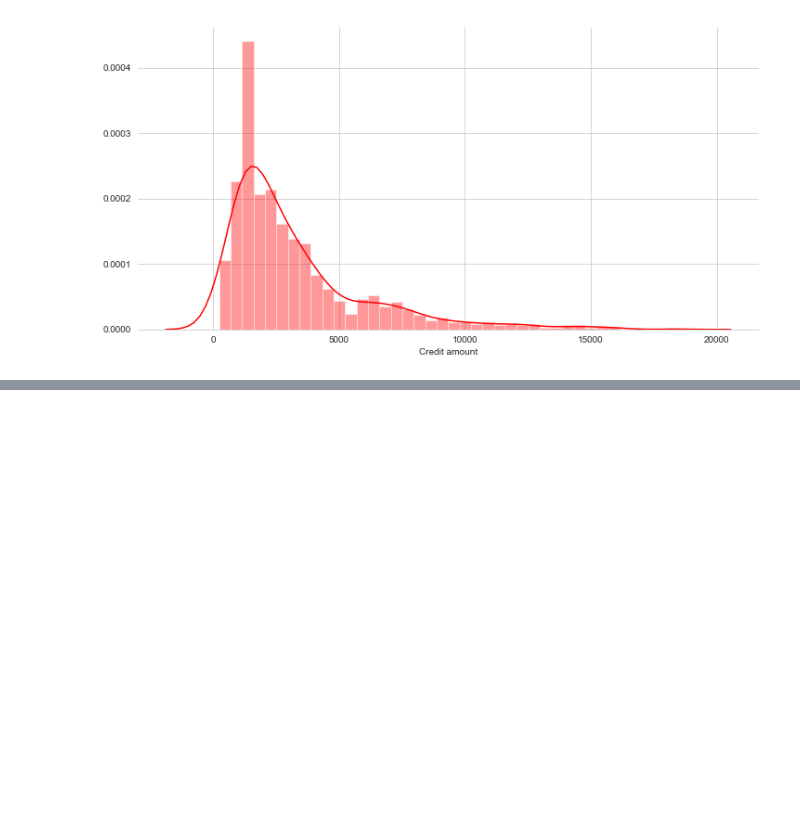
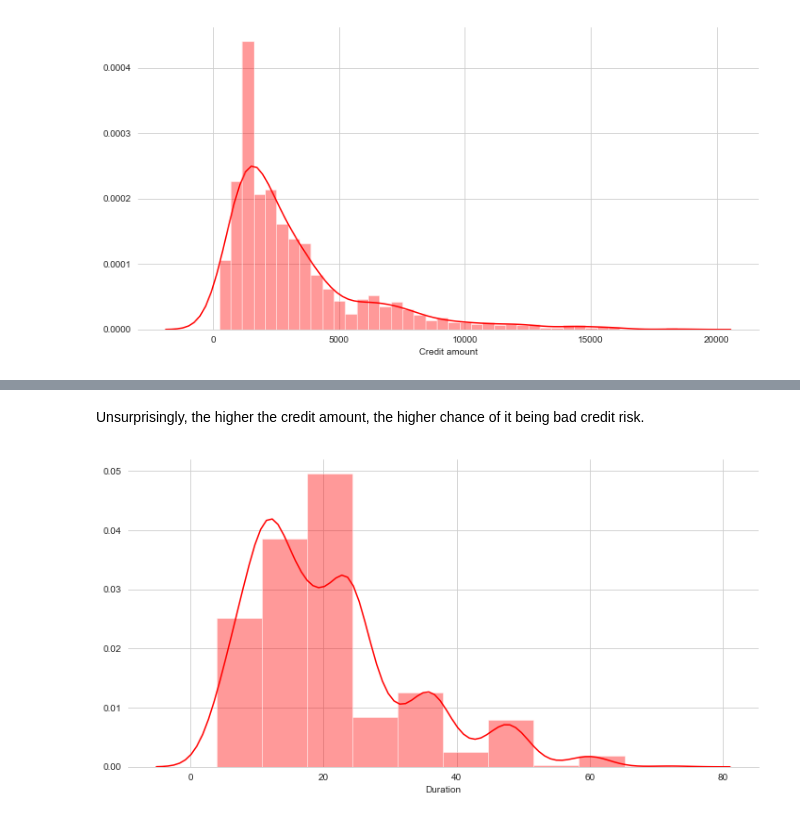
Before and after one commit to uiucanh/DataScience, a Jupyter notebook: German Credit Risk/Analysis of German Credit Risks.ipynb, the cells around one changed output, grey strips where cells are left out. Drawn from its saved outputs; the diff is of its cells as text; code cells hidden in the pictures; blank space fills up the shorter version.

```diff
--- a/German Credit Risk/Analysis of German Credit Risks.ipynb
+++ b/German Credit Risk/Analysis of German Credit Risks.ipynb
@@ -160,0 +182,10 @@ Most people try to obtain a credit amount of roughly 1500-2000.
+# %% [markdown]
+Unsurprisingly, the higher the credit amount, the higher chance of it being bad credit risk.
+# %%
+# Duration distribution
+sns.set_style("whitegrid")
+plt.figure(figsize=(12,6))
+sns.distplot(df['Duration'], color='r',hist=True, bins=10)
+sns.despine(left = True)
+# %% [output]
+[figure, added]
```
Also changed, not shown: parts of 27 cells of this notebook, 1 other file.
